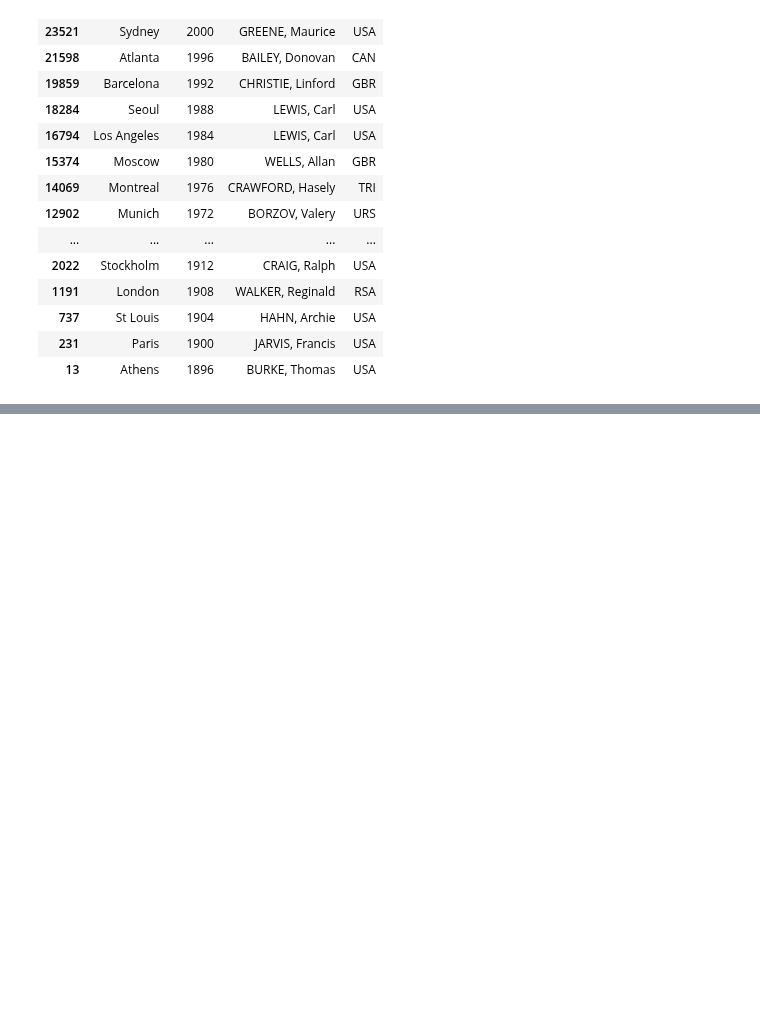
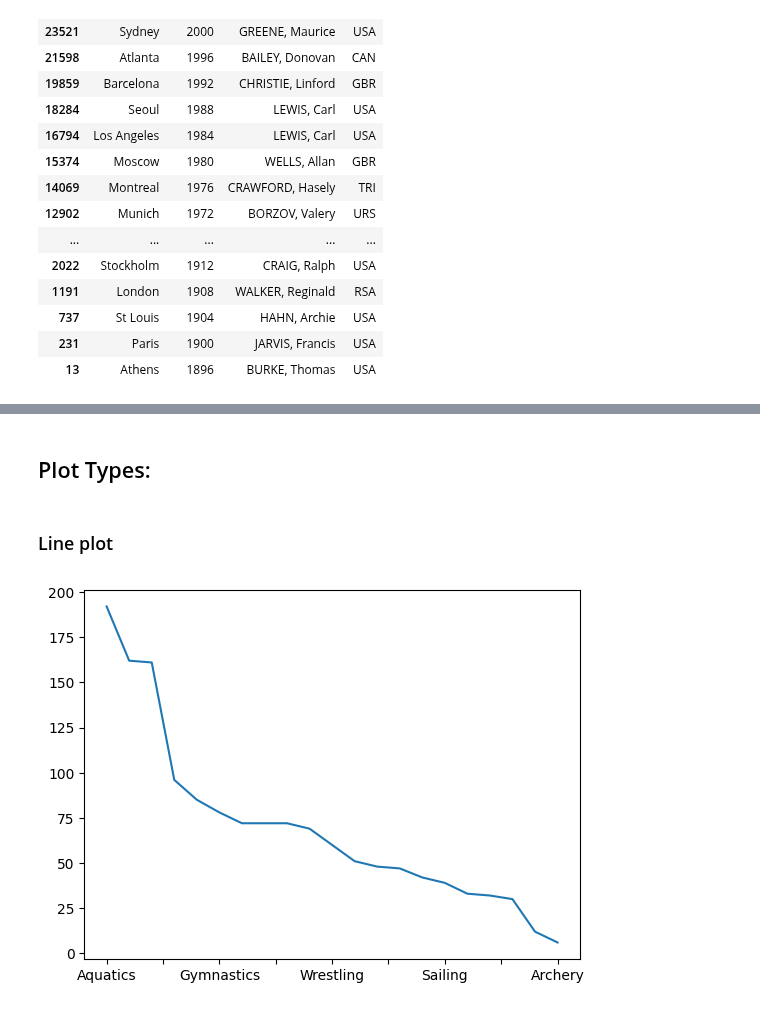
Before and after one commit to dbasdanis/python_practice, a Jupyter notebook: pandas/pandas_doc.ipynb, the cells around one changed output, grey strips where cells are left out. Drawn from its saved outputs; the diff is of its cells as text; code cells hidden in the pictures; blank space fills up the shorter version.

Commit message:
feat: add plot types

```diff
--- a/pandas/pandas_doc.ipynb
+++ b/pandas/pandas_doc.ipynb
@@ -437,0 +443,3 @@ gmh.sort_values('Edition',ascending=False)[['City','Edition','Athlete','NOC']]
+# %%
+fo = oo[oo.Edition==1984]
+fo
@@ -437,0 +460,8 @@ gmh.sort_values('Edition',ascending=False)[['City','Edition','Athlete','NOC']]
+# %% [markdown]
+## Plot Types:
+# %% [markdown]
+### Line plot
+# %%
+fo.Sport.value_counts().plot(kind='line');
+# %% [output]
+[figure, added]
```
Also changed, not shown: parts of 9 cells of this notebook.
